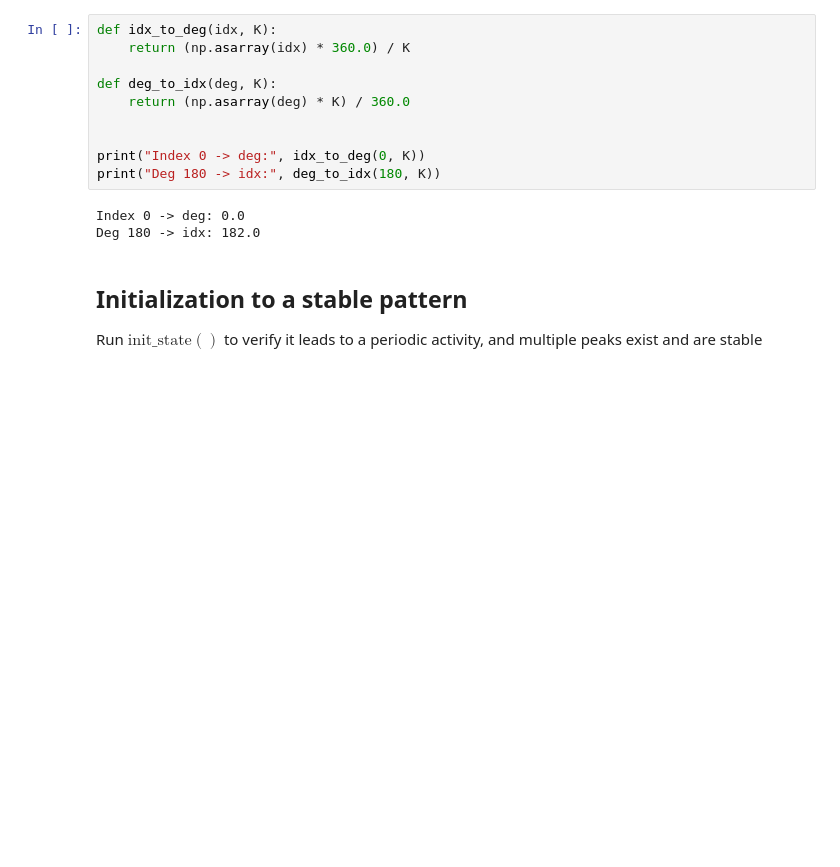
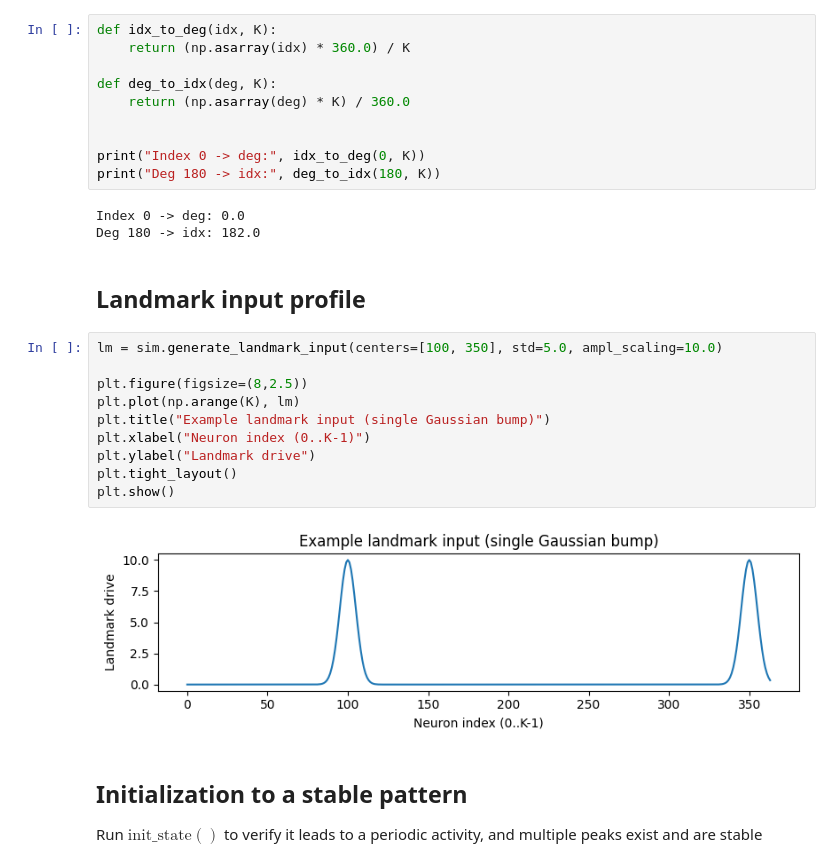
Before and after one commit to claramont/mental-navigation, a Jupyter notebook: src/mental_navigation/CAN/CAN_notebook.ipynb, the cells around one changed output. Saved outputs shown, nothing was run; the diff lists cells and outputs as text; blank space fills up the shorter version.

```diff
--- a/src/mental_navigation/CAN/CAN_notebook.ipynb
+++ b/src/mental_navigation/CAN/CAN_notebook.ipynb
@@ -269,6 +269,20 @@ print("Deg 180 -> idx:", deg_to_idx(180, K))
 # %% [output]
 Index 0 -> deg: 0.0
 Deg 180 -> idx: 182.0
+# %% [markdown]
+## Landmark input profile
+# %%
+lm = sim.generate_landmark_input(centers=[100, 350], std=5.0, ampl_scaling=10.0)
+
+plt.figure(figsize=(8,2.5))
+plt.plot(np.arange(K), lm)
+plt.title("Example landmark input (single Gaussian bump)")
+plt.xlabel("Neuron index (0..K-1)")
+plt.ylabel("Landmark drive")
+plt.tight_layout()
+plt.show()
+# %% [output]
+[figure, added]
 # %% [markdown]
 ## Initialization to a stable pattern
 Run $\text{init\_state}()$ to verify it leads to a periodic activity, and multiple peaks exist and are stable
```
Also changed, not shown: parts of 16 cells of this notebook, 1 other file.
